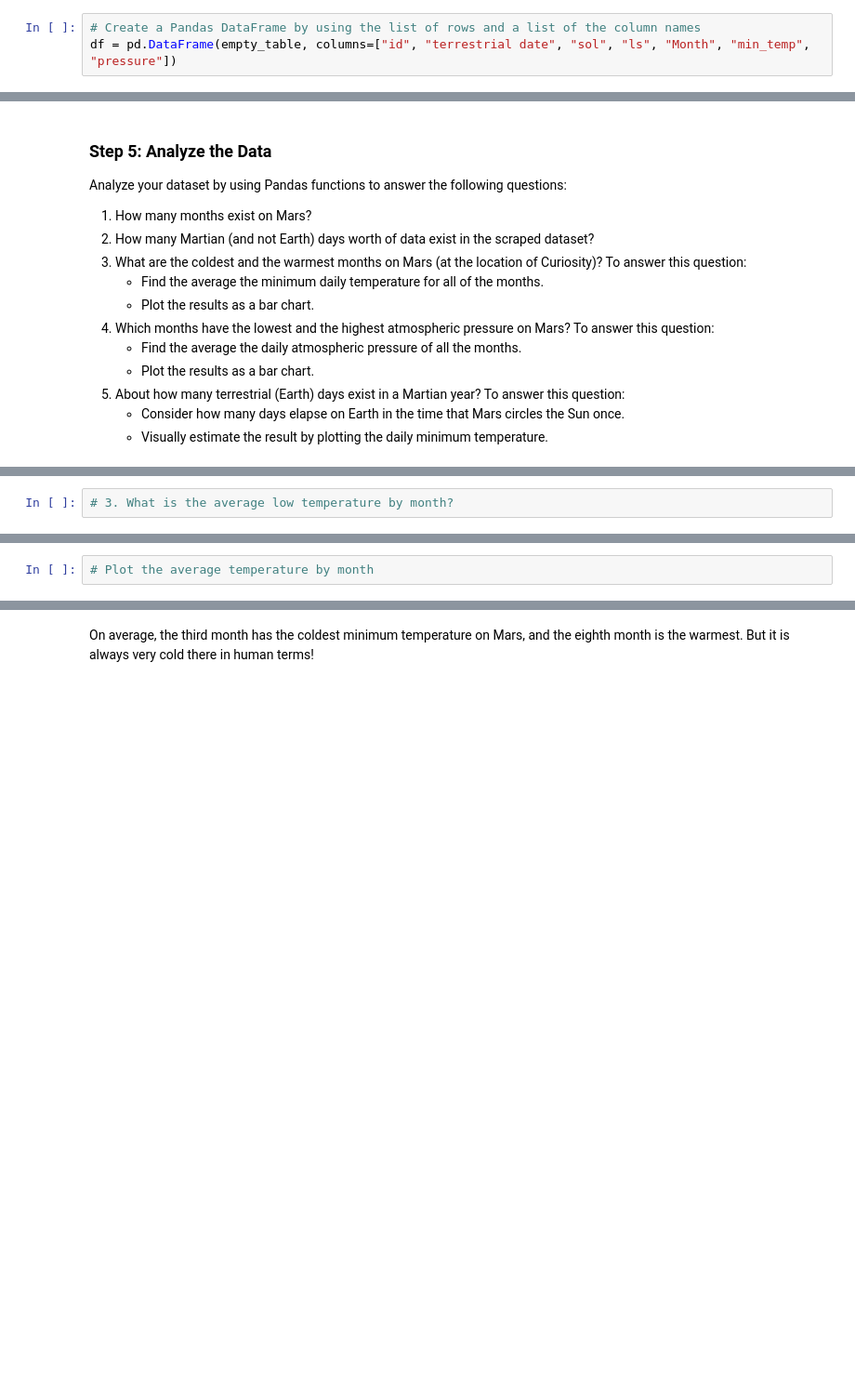
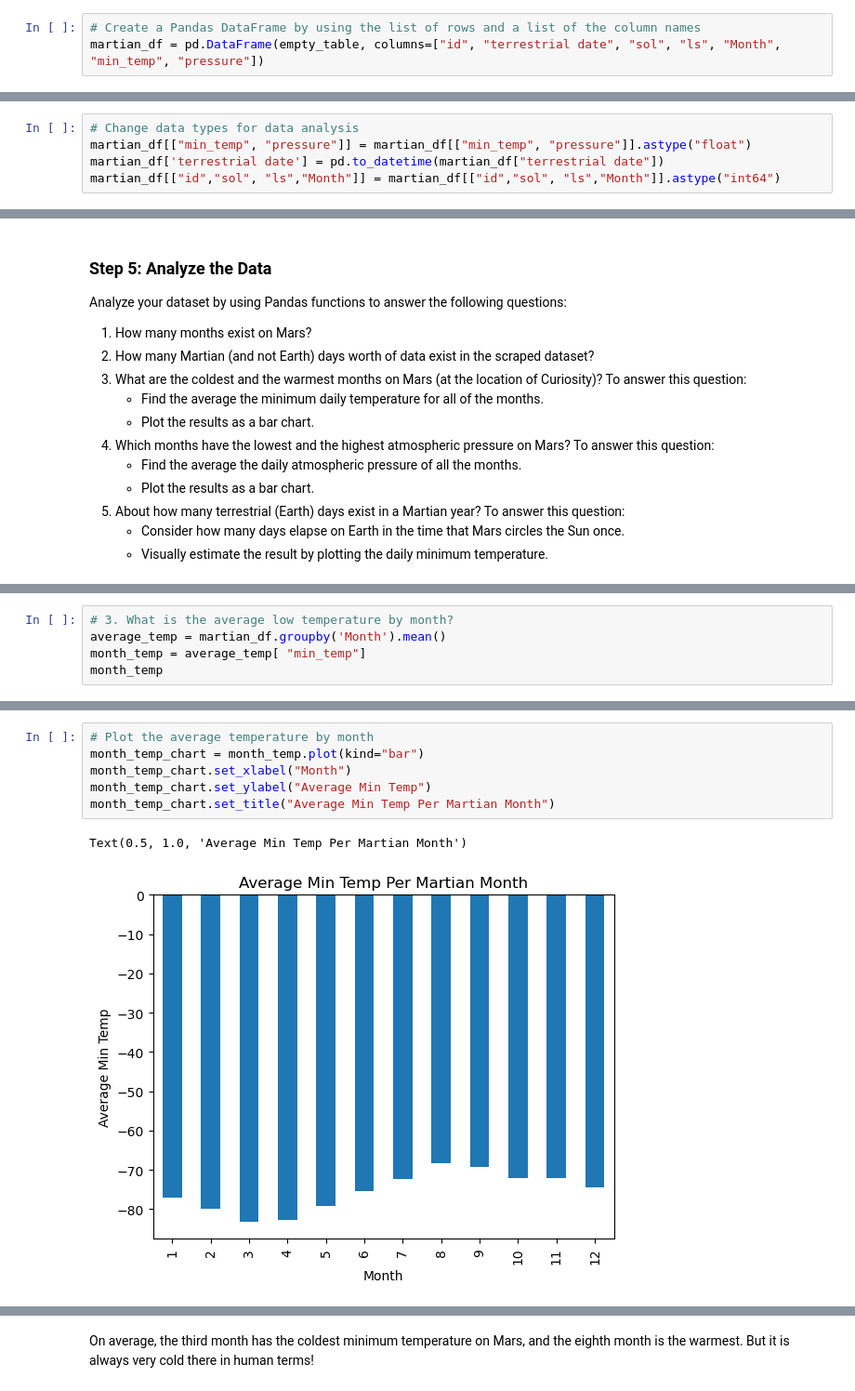
Before and after one commit to Bruppert333/Mission-to-Mars, a Jupyter notebook: Starter_Code/part_2_mars_weather.ipynb, the cells around one changed output, grey strips where cells are left out. Shown: that part at 93% size. Cells and saved outputs as stored; diff of their text form; blank space fills up the shorter version.

```diff
--- a/Starter_Code/part_2_mars_weather.ipynb
+++ b/Starter_Code/part_2_mars_weather.ipynb
@@ -102,6 +103,6 @@ for rows in table_rows:
 ['1895', '2018-02-27', '1977', '135', '5', '-77.0', '727.0']
 # %%
 # Create a Pandas DataFrame by using the list of rows and a list of the column names
-df = pd.DataFrame(empty_table, columns=["id", "terrestrial date", "sol", "ls", "Month", "min_temp", "pressure"])
+martian_df = pd.DataFrame(empty_table, columns=["id", "terrestrial date", "sol", "ls", "Month", "min_temp", "pressure"])
 # %%
 # Confirm DataFrame was created successfully
@@ -133,2 +142,7 @@ Examine the data types that are currently associated with each column. If necess
+# %%
+# Change data types for data analysis
+martian_df[["min_temp", "pressure"]] = martian_df[["min_temp", "pressure"]].astype("float")
+martian_df['terrestrial date'] = pd.to_datetime(martian_df["terrestrial date"])
+martian_df[["id","sol", "ls","Month"]] = martian_df[["id","sol", "ls","Month"]].astype("int64")
 # %%
 # Confirm type changes were successful by examining data types again
@@ -155,2 +198,5 @@ Analyze your dataset by using Pandas functions to answer the following questions
 # %%
 # 3. What is the average low temperature by month?
+average_temp = martian_df.groupby('Month').mean()
+month_temp = average_temp[ "min_temp"]
+month_temp
@@ -157,4 +218,11 @@ Analyze your dataset by using Pandas functions to answer the following questions
-# %%
-# Plot the average temperature by month
+# %%
+# Plot the average temperature by month
+month_temp_chart = month_temp.plot(kind="bar")
+month_temp_chart.set_xlabel("Month")
+month_temp_chart.set_ylabel("Average Min Temp")
+month_temp_chart.set_title("Average Min Temp Per Martian Month")
+# %% [output]
+Text(0.5, 1.0, 'Average Min Temp Per Martian Month')
+[figure, added]
 # %%
 # Identify the coldest and hottest months in Curiosity's location
```
Also changed, not shown: parts of 14 cells of this notebook, 2 other files.
